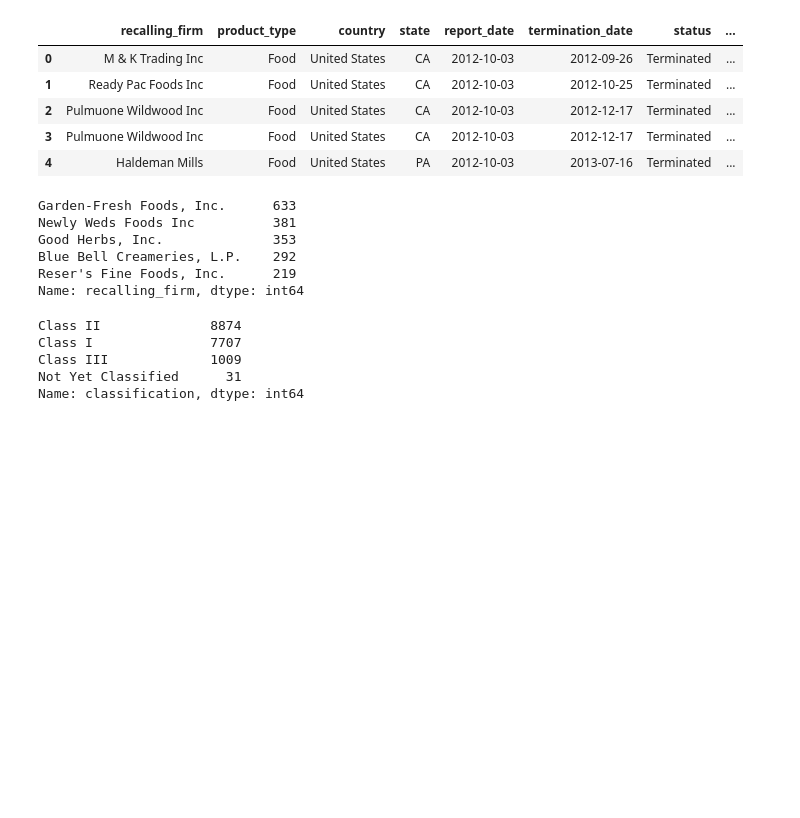
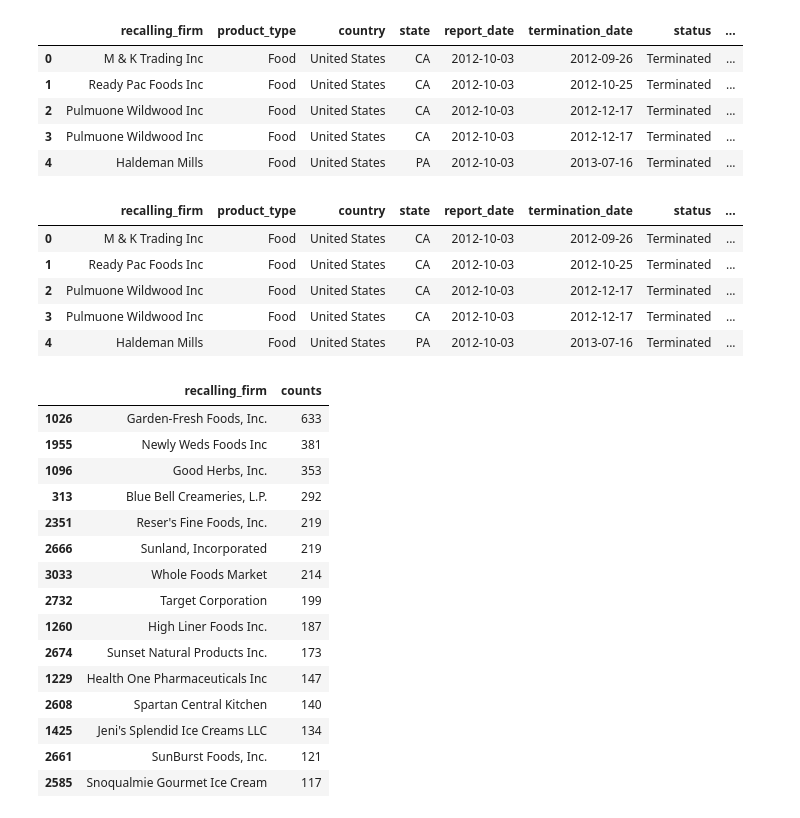
Before and after one commit to JANSSOC/Project2Group5, a Jupyter notebook: assets/py scripts/data_formatting.ipynb, the cells around one changed output. Cells and saved outputs as stored; diff of their text form; code cells hidden in the pictures; blank space fills up the shorter version.

```diff
--- a/assets/py scripts/data_formatting.ipynb
+++ b/assets/py scripts/data_formatting.ipynb
@@ -67,21 +69,34 @@ clean_df.head()
 | 3 | Pulmuone Wildwood Inc | Food | United States | CA | 2012-10-03 | 2012-12-17 | Terminated | ... |
 | 4 | Haldeman Mills | Food | United States | PA | 2012-10-03 | 2013-07-16 | Terminated | ... |
 # %%
-firm_count_df = clean_df['recalling_firm'].value_counts()
+firm_count_df = clean_df
 firm_count_df.head()
 # %% [output]
-Garden-Fresh Foods, Inc.      633
-Newly Weds Foods Inc          381
-Good Herbs, Inc.              353
-Blue Bell Creameries, L.P.    292
-Reser's Fine Foods, Inc.      219
-Name: recalling_firm, dtype: int64
+|  | recalling_firm | product_type | country | state | report_date | termination_date | status | ... |
+| 0 | M & K Trading Inc | Food | United States | CA | 2012-10-03 | 2012-09-26 | Terminated | ... |
+| 1 | Ready Pac Foods Inc | Food | United States | CA | 2012-10-03 | 2012-10-25 | Terminated | ... |
+| 2 | Pulmuone Wildwood Inc | Food | United States | CA | 2012-10-03 | 2012-12-17 | Terminated | ... |
+| 3 | Pulmuone Wildwood Inc | Food | United States | CA | 2012-10-03 | 2012-12-17 | Terminated | ... |
+| 4 | Haldeman Mills | Food | United States | PA | 2012-10-03 | 2013-07-16 | Terminated | ... |
-# %%
-classification_count_df = clean_df["classification"].value_counts()
-classification_count_df.head()
-# %% [output]
-Class II              8874
-Class I               7707
-Class III             1009
-Not Yet Classified      31
-Name: classification, dtype: int64
+# %%
+firm_count = clean_df.groupby(['recalling_firm']).size().reset_index(name='counts')
+firm_sorted = firm_count.sort_values(['counts'], ascending=False)
+firm15 = firm_sorted.head(15)
+firm15
+# %% [output]
+|  | recalling_firm | counts |
+| 1026 | Garden-Fresh Foods, Inc. | 633 |
+| 1955 | Newly Weds Foods Inc | 381 |
+| 1096 | Good Herbs, Inc. | 353 |
+| 313 | Blue Bell Creameries, L.P. | 292 |
+| 2351 | Reser's Fine Foods, Inc. | 219 |
+| 2666 | Sunland, Incorporated | 219 |
+| 3033 | Whole Foods Market | 214 |
+| 2732 | Target Corporation | 199 |
+| 1260 | High Liner Foods Inc. | 187 |
+| 2674 | Sunset Natural Products Inc. | 173 |
+| 1229 | Health One Pharmaceuticals Inc | 147 |
+| 2608 | Spartan Central Kitchen | 140 |
+| 1425 | Jeni's Splendid Ice Creams LLC | 134 |
+| 2661 | SunBurst Foods, Inc. | 121 |
+| 2585 | Snoqualmie Gourmet Ice Cream | 117 |
```
Also changed, not shown: parts of 14 cells of this notebook.
